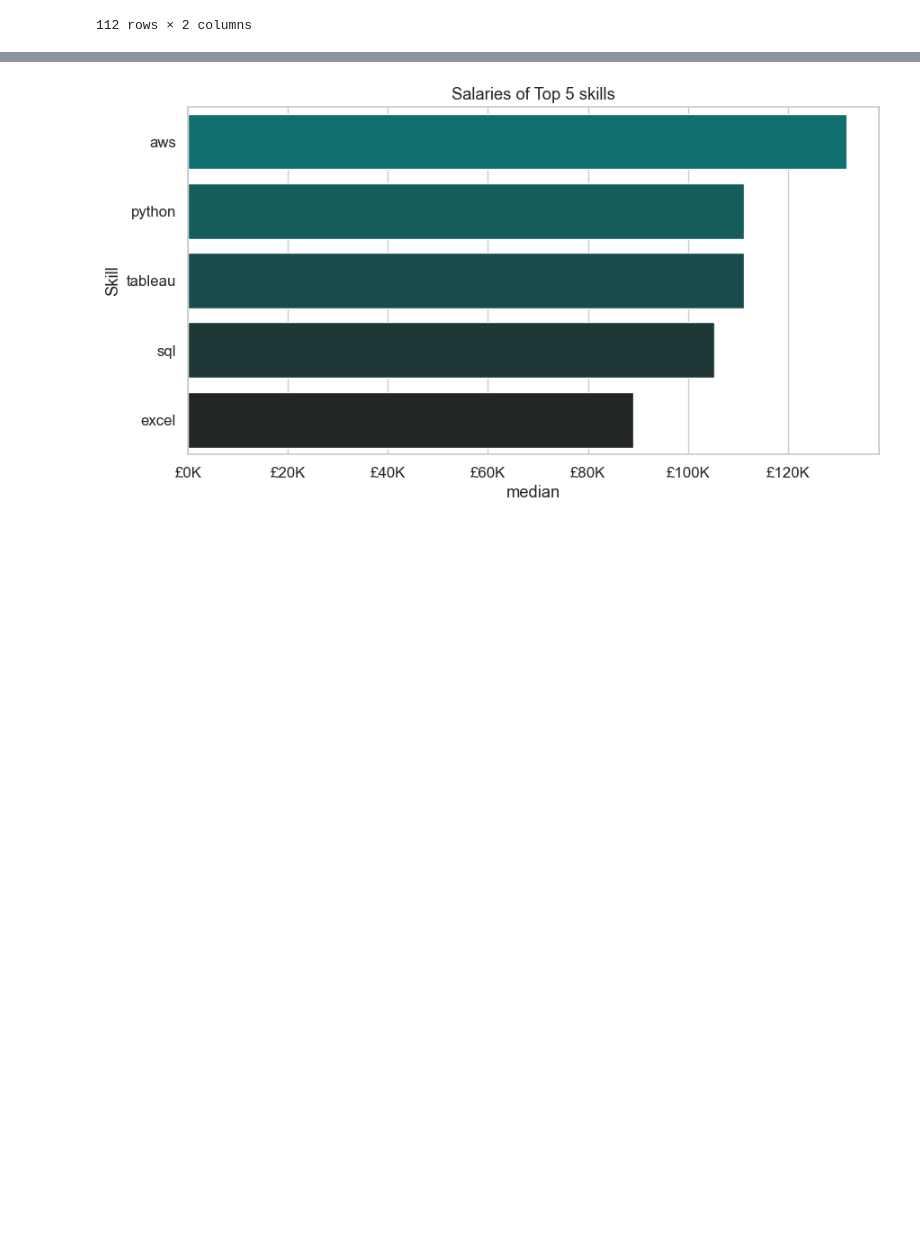
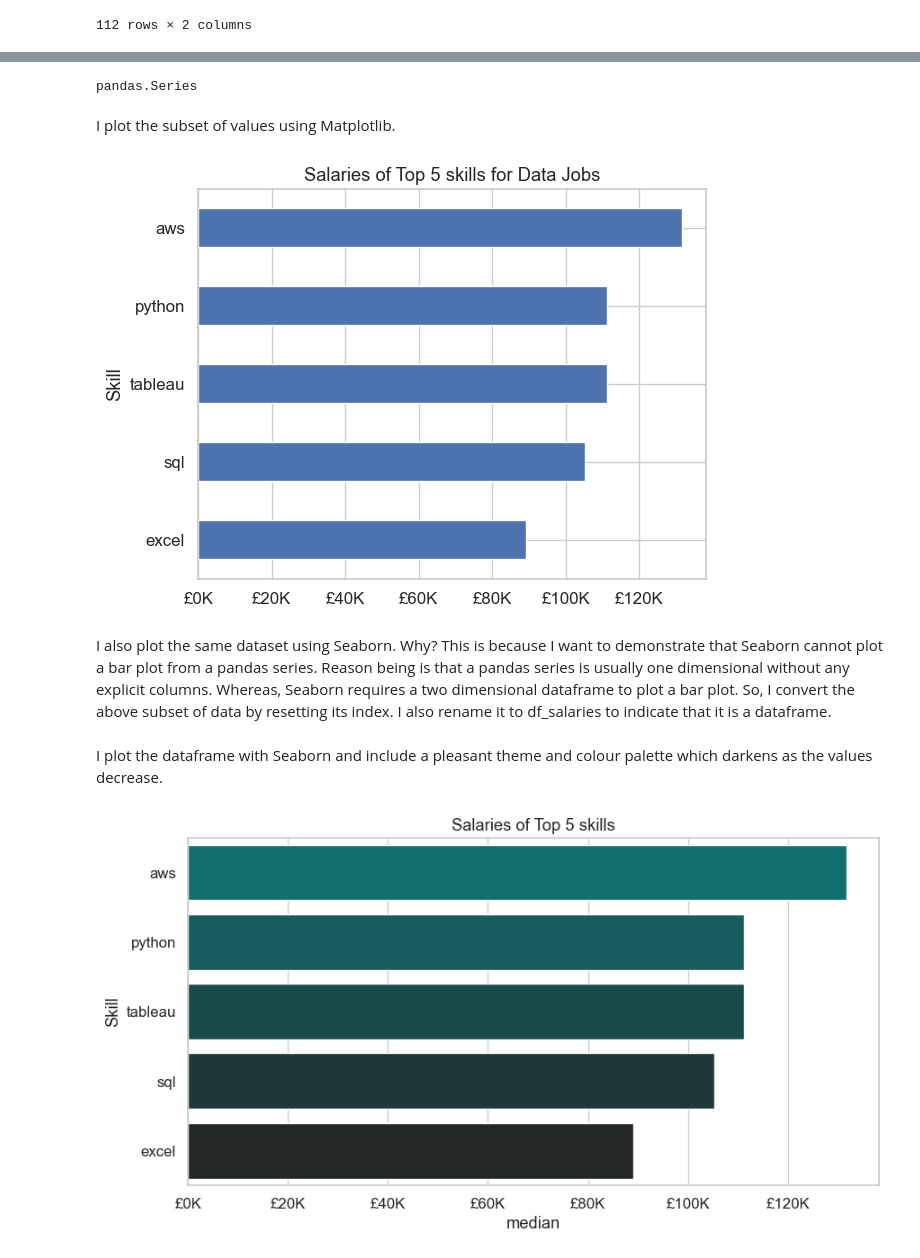
Before and after one commit to Mizan95/Project_Data_Analysis, a Jupyter notebook: 4_Salaries_Most_Indemand_Skills.ipynb, the cells around one changed output, grey strips where cells are left out. Saved outputs shown, nothing was run; the diff lists cells and outputs as text; code cells hidden in the pictures; blank space fills up the shorter version.

Commit message:
Complete walkthrough text in 4_salaries_most_in_demand_skills

```diff
--- a/4_Salaries_Most_Indemand_Skills.ipynb
+++ b/4_Salaries_Most_Indemand_Skills.ipynb
@@ -116,0 +102,29 @@ plt.tight_layout() # Makes spacing nice
+# %%
+salaries_of_top_5_skills = df_UK_top_skills["median"].head()
+
+salaries_of_top_5_skills = salaries_of_top_5_skills.sort_values(ascending=False)
+
+type(salaries_of_top_5_skills)
+# %% [output]
+pandas.Series
+# %% [markdown]
+I plot the subset of values using Matplotlib.
+# %%
+# Plot using Matplotlib
+# Values are resorted to ensure highest value is at top
+salaries_of_top_5_skills.plot(
+    kind="barh",
+    x="job_skills",
+    y="median"
+)
+
+plt.gca().xaxis.set_major_formatter(FuncFormatter(pounds_k)) # Format x axis ticks as £K
+plt.gca().invert_yaxis() # invert y axis ensuring the highest value appears on top
+plt.title("Salaries of Top 5 skills for Data Jobs")
+plt.ylabel("Skill")
+plt.tight_layout();
+# %% [output]
+[figure, added]
+# %% [markdown]
+I also plot the same dataset using Seaborn. Why? This is because I want to demonstrate that Seaborn cannot plot a bar plot from a pandas series. Reason being is that a pandas series is usually one dimensional without any explicit columns. Whereas, Seaborn requires a two dimensional dataframe to plot a bar plot.
+So, I convert the above subset of data by resetting its index. I also rename it to df_salaries to indicate that it is a dataframe.
@@ -117 +133,3 @@ plt.tight_layout() # Makes spacing nice
+# %% [markdown]
+I plot the dataframe with Seaborn and include a pleasant theme and colour palette which darkens as the values decrease.
 # %%
```
Also changed, not shown: parts of 6 cells of this notebook, 1 other file.
